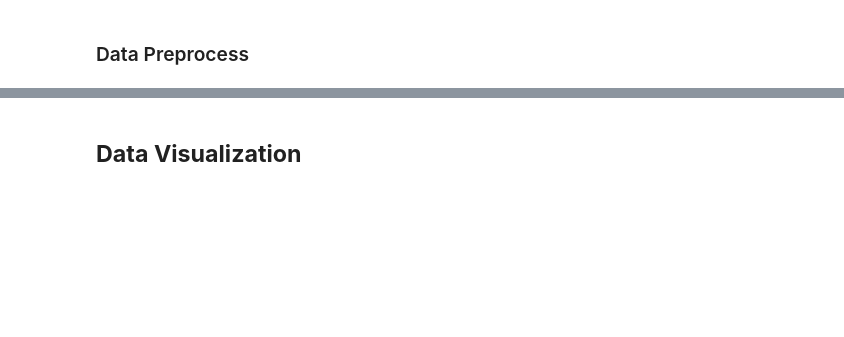
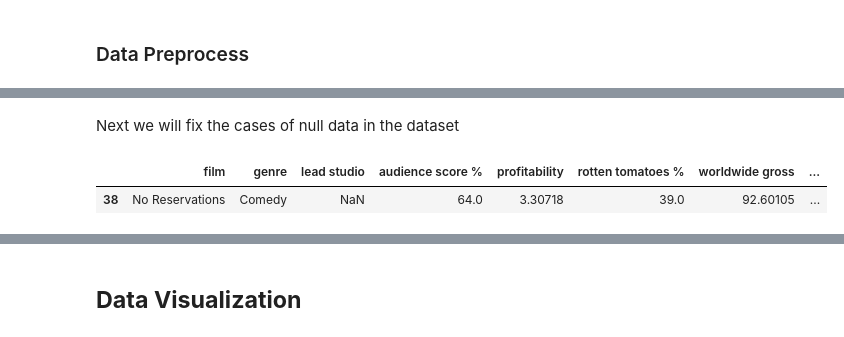
Before and after one commit to Brandon-Price/Data-Analyst-Portfolio, a Jupyter notebook: Data Projects/Hollywood_Movie_Sales.ipynb, the cells around one changed output, grey strips where cells are left out. Drawn from its saved outputs; the diff is of its cells as text; code cells hidden in the pictures; blank space fills up the shorter version.

```diff
--- a/Data Projects/Hollywood_Movie_Sales.ipynb
+++ b/Data Projects/Hollywood_Movie_Sales.ipynb
@@ -75,0 +104,7 @@ memory usage: 4.8+ KB
+# %% [markdown]
+Next we will fix the cases of null data in the dataset
+# %%
+df[df['lead studio'].isna()]
+# %% [output]
+|  | film | genre | lead studio | audience score % | profitability | rotten tomatoes % | worldwide gross | ... |
+| 38 | No Reservations | Comedy | NaN | 64.0 | 3.30718 | 39.0 | 92.60105 | ... |
```
Also changed, not shown: parts of 15 cells of this notebook.
